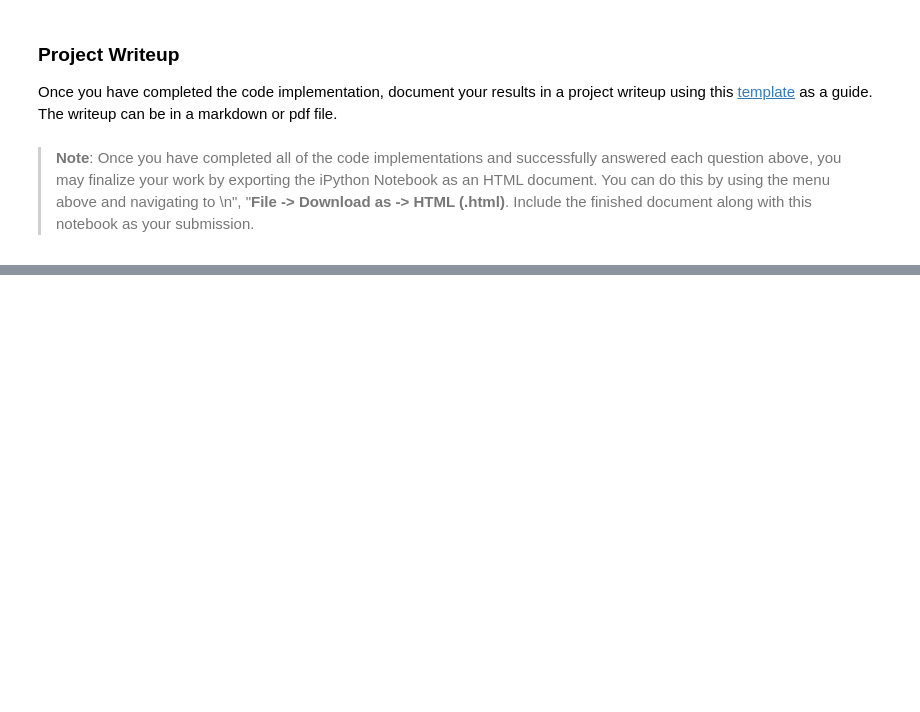
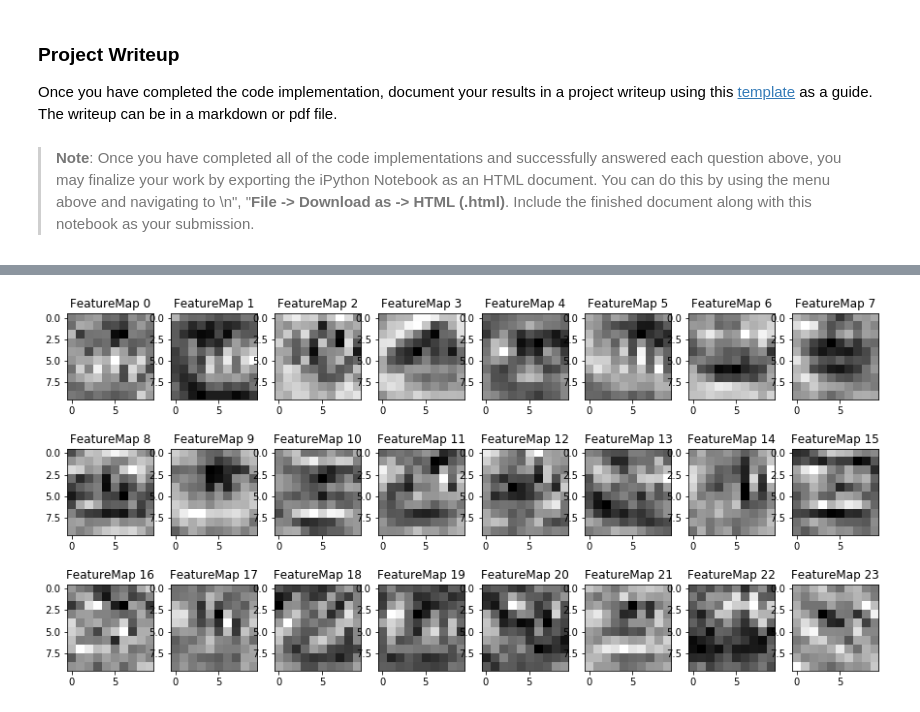
Before and after one commit to peiyong86/CarND-Traffic-Sign-Classifier-Project, a Jupyter notebook: Traffic_Sign_Classifier.ipynb, the cells around one changed output, grey strips where cells are left out. Saved outputs shown, nothing was run; the diff lists cells and outputs as text; code cells hidden in the pictures; blank space fills up the shorter version.

```diff
--- a/Traffic_Sign_Classifier.ipynb
+++ b/Traffic_Sign_Classifier.ipynb
@@ -576,0 +585,4 @@ def outputFeatureMap(image_input, tf_activation, activation_min=-1, activation_m
+# %%
+outputFeatureMap(X_data[0:1], ops_dict['Conv2D_1'][0])
+# %% [output]
+[figure, added]
```
Also changed, not shown: parts of 9 cells of this notebook, 3 other files.
